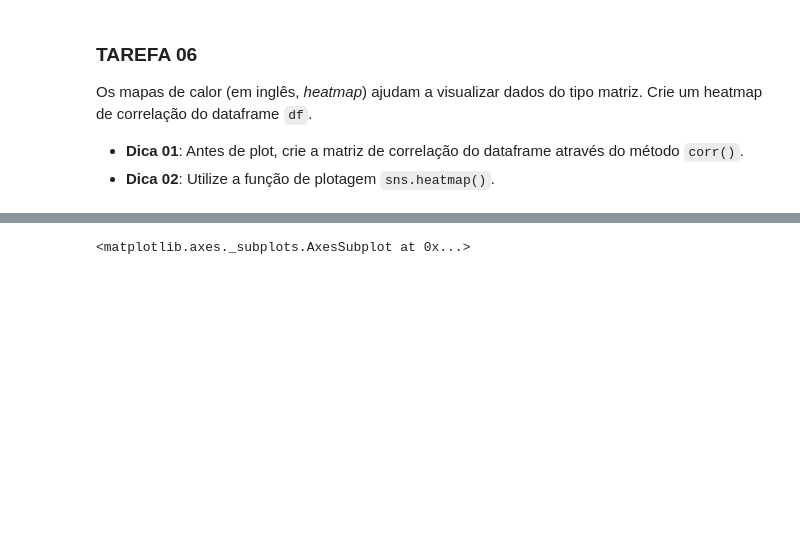
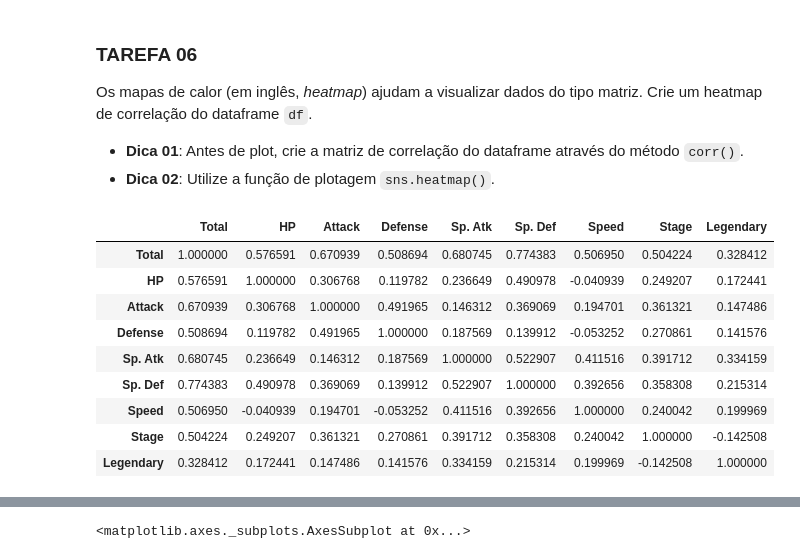
Before and after one commit to robsonbfreitas/visualizacao_exploratoria_exercicios, a Jupyter notebook: 02-exercicios-seaborn/visualizacao_com_seaborn.ipynb, the cells around one changed output, grey strips where cells are left out. Saved outputs shown, nothing was run; the diff lists cells and outputs as text; code cells hidden in the pictures; blank space fills up the shorter version.

```diff
--- a/02-exercicios-seaborn/visualizacao_com_seaborn.ipynb
+++ b/02-exercicios-seaborn/visualizacao_com_seaborn.ipynb
@@ -299,3 +299,16 @@ Os mapas de calor (em inglês, _heatmap_) ajudam a visualizar dados do tipo matr
 
 - **Dica 01**: Antes de plot, crie a matriz de correlação do dataframe através do método `corr()`.
 - **Dica 02**: Utilize a função de plotagem `sns.heatmap()`.
+# %%
+df.corr()
+# %% [output]
+|  | Total | HP | Attack | Defense | Sp. Atk | Sp. Def | Speed | Stage | Legendary |
+| Total | 1.000000 | 0.576591 | 0.670939 | 0.508694 | 0.680745 | 0.774383 | 0.506950 | 0.504224 | 0.328412 |
+| HP | 0.576591 | 1.000000 | 0.306768 | 0.119782 | 0.236649 | 0.490978 | -0.040939 | 0.249207 | 0.172441 |
+| Attack | 0.670939 | 0.306768 | 1.000000 | 0.491965 | 0.146312 | 0.369069 | 0.194701 | 0.361321 | 0.147486 |
+| Defense | 0.508694 | 0.119782 | 0.491965 | 1.000000 | 0.187569 | 0.139912 | -0.053252 | 0.270861 | 0.141576 |
+| Sp. Atk | 0.680745 | 0.236649 | 0.146312 | 0.187569 | 1.000000 | 0.522907 | 0.411516 | 0.391712 | 0.334159 |
+| Sp. Def | 0.774383 | 0.490978 | 0.369069 | 0.139912 | 0.522907 | 1.000000 | 0.392656 | 0.358308 | 0.215314 |
+| Speed | 0.506950 | -0.040939 | 0.194701 | -0.053252 | 0.411516 | 0.392656 | 1.000000 | 0.240042 | 0.199969 |
+| Stage | 0.504224 | 0.249207 | 0.361321 | 0.270861 | 0.391712 | 0.358308 | 0.240042 | 1.000000 | -0.142508 |
+| Legendary | 0.328412 | 0.172441 | 0.147486 | 0.141576 | 0.334159 | 0.215314 | 0.199969 | -0.142508 | 1.000000 |
```
Also changed, not shown: parts of 2 cells of this notebook.
